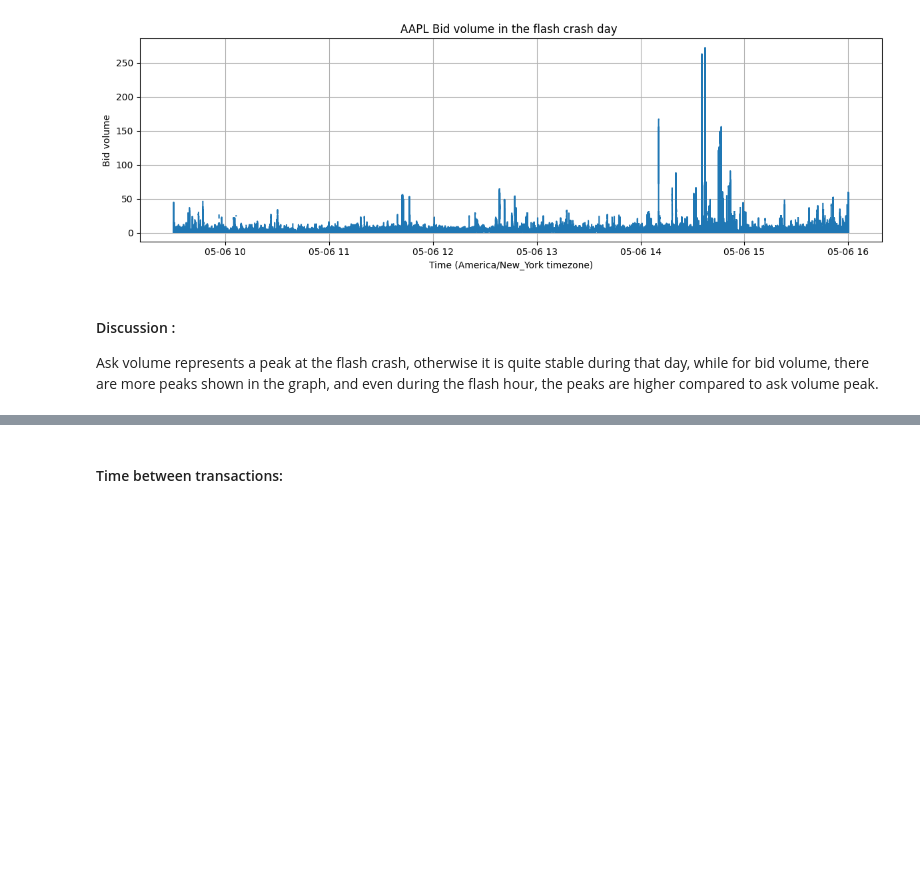
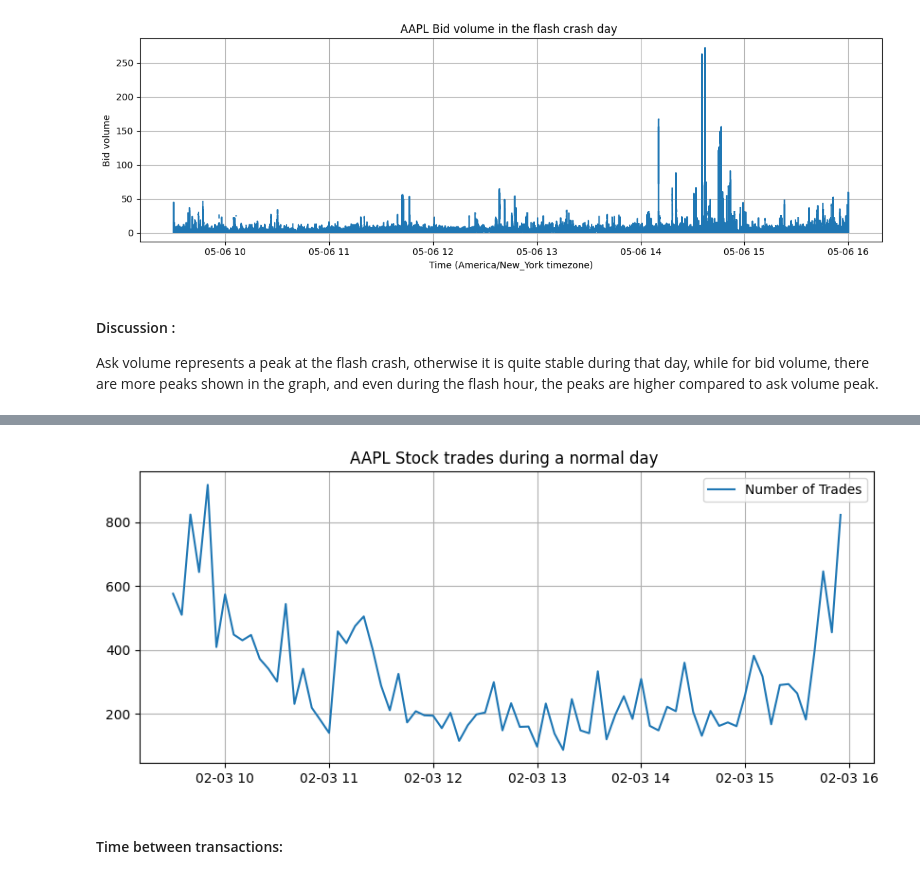
Before and after one commit to yassinech2/Flash_crash, a Jupyter notebook: 1_3Data_analysis.ipynb, the cells around one changed output, grey strips where cells are left out. Saved outputs shown, nothing was run; the diff lists cells and outputs as text; code cells hidden in the pictures; blank space fills up the shorter version.

```diff
--- a/1_3Data_analysis.ipynb
+++ b/1_3Data_analysis.ipynb
@@ -201,3 +204,12 @@ plt.show()
+# %%
+
+trade_counts = df_normal['trade_price'].notna().resample('5T').sum()
+# Plotting
+graphs.snsPlotVariation(trade_counts,
+                        "Number of Trades",
+                        "AAPL Stock trades during a normal day ")
+# %% [output]
+[figure, added]
 # %% [markdown]
 #### Time between transactions:
 # %%
```
Also changed, not shown: parts of 26 cells of this notebook.
